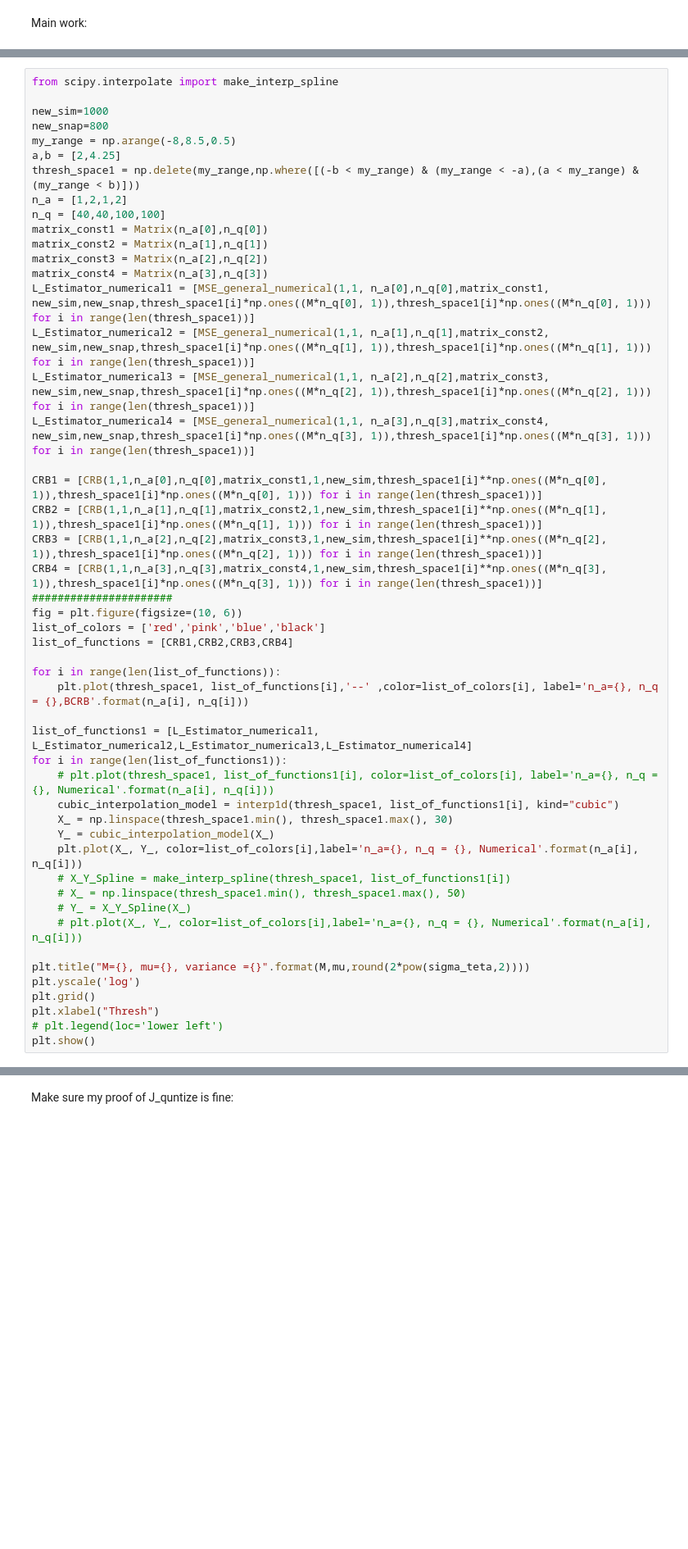
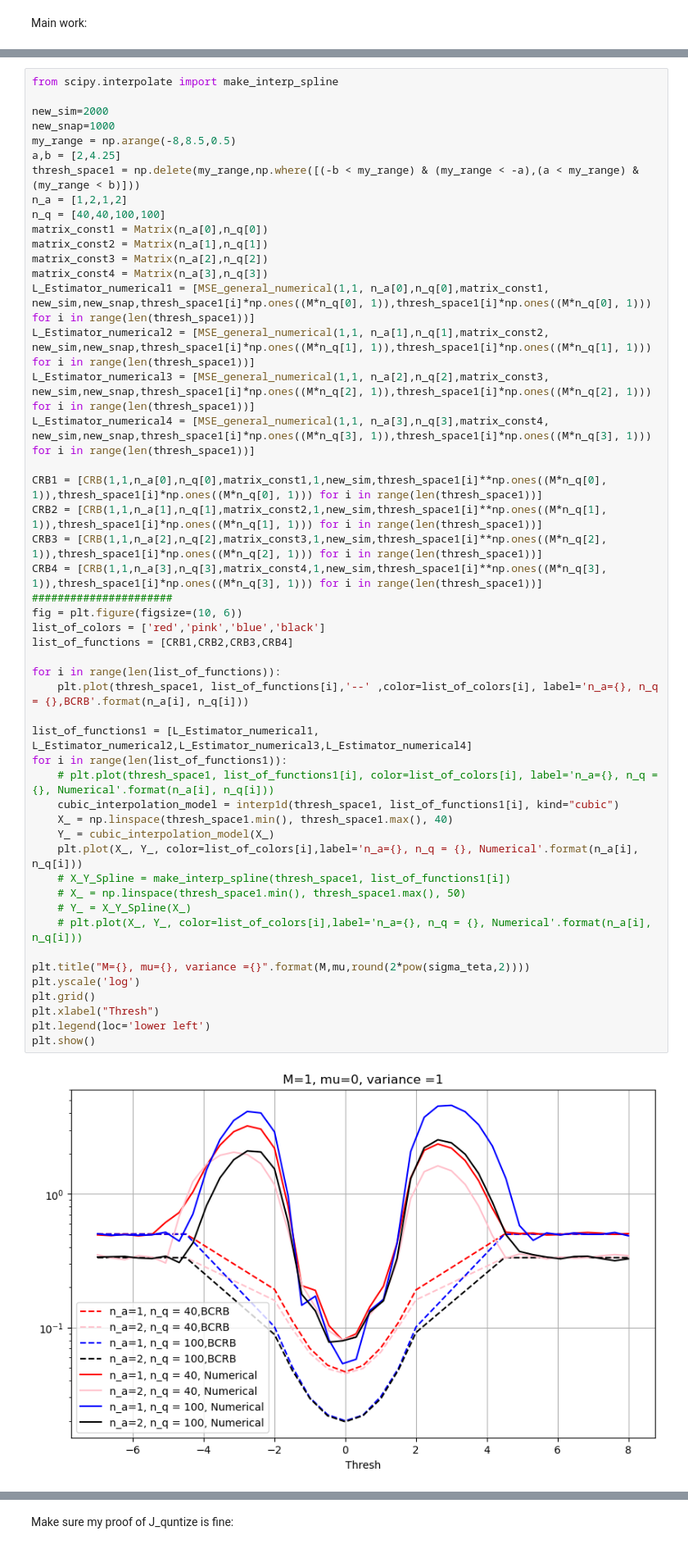
Before and after one commit to mazyaniv/Channel_Estimation, a Jupyter notebook: yaniv.ipynb, the cells around one changed output, grey strips where cells are left out. Shown at 82% size. Cells and saved outputs as stored; diff of their text form; blank space fills up the shorter version.

```diff
--- a/yaniv.ipynb
+++ b/yaniv.ipynb
@@ -279,8 +279,8 @@ def MSE_general_numerical(sigma1,sigma2, n_a,n_q, matrix, observ,snap=1000, thre
 # %%
 from scipy.interpolate import make_interp_spline
 
-new_sim=1000
-new_snap=800
+new_sim=2000
+new_snap=1000
 my_range = np.arange(-8,8.5,0.5)
 a,b = [2,4.25]
 thresh_space1 = np.delete(my_range,np.where([(-b < my_range) & (my_range < -a),(a < my_range) & (my_range < b)]))
@@ -296,35 +296,37 @@ L_Estimator_numerical3 = [MSE_general_numerical(1,1, n_a[2],n_q[2],matrix_const3
 L_Estimator_numerical4 = [MSE_general_numerical(1,1, n_a[3],n_q[3],matrix_const4, new_sim,new_snap,thresh_space1[i]*np.ones((M*n_q[3], 1)),thresh_space1[i]*np.ones((M*n_q[3], 1))) for i in range(len(thresh_space1))]
 
 CRB1 = [CRB(1,1,n_a[0],n_q[0],matrix_const1,1,new_sim,thresh_space1[i]**np.ones((M*n_q[0], 1)),thresh_space1[i]*np.ones((M*n_q[0], 1))) for i in range(len(thresh_space1))]
 CRB2 = [CRB(1,1,n_a[1],n_q[1],matrix_const2,1,new_sim,thresh_space1[i]**np.ones((M*n_q[1], 1)),thresh_space1[i]*np.ones((M*n_q[1], 1))) for i in range(len(thresh_space1))]
 CRB3 = [CRB(1,1,n_a[2],n_q[2],matrix_const3,1,new_sim,thresh_space1[i]**np.ones((M*n_q[2], 1)),thresh_space1[i]*np.ones((M*n_q[2], 1))) for i in range(len(thresh_space1))]
 CRB4 = [CRB(1,1,n_a[3],n_q[3],matrix_const4,1,new_sim,thresh_space1[i]**np.ones((M*n_q[3], 1)),thresh_space1[i]*np.ones((M*n_q[3], 1))) for i in range(len(thresh_space1))]
 ######################
 fig = plt.figure(figsize=(10, 6))
 list_of_colors = ['red','pink','blue','black']
 list_of_functions = [CRB1,CRB2,CRB3,CRB4]
 
 for i in range(len(list_of_functions)):
     plt.plot(thresh_space1, list_of_functions[i],'--' ,color=list_of_colors[i], label='n_a={}, n_q = {},BCRB'.format(n_a[i], n_q[i]))
 
 list_of_functions1 = [L_Estimator_numerical1, L_Estimator_numerical2,L_Estimator_numerical3,L_Estimator_numerical4]
 for i in range(len(list_of_functions1)):
     # plt.plot(thresh_space1, list_of_functions1[i], color=list_of_colors[i], label='n_a={}, n_q = {}, Numerical'.format(n_a[i], n_q[i]))
     cubic_interpolation_model = interp1d(thresh_space1, list_of_functions1[i], kind="cubic")
-    X_ = np.linspace(thresh_space1.min(), thresh_space1.max(), 30)
+    X_ = np.linspace(thresh_space1.min(), thresh_space1.max(), 40)
     Y_ = cubic_interpolation_model(X_)
     plt.plot(X_, Y_, color=list_of_colors[i],label='n_a={}, n_q = {}, Numerical'.format(n_a[i], n_q[i]))
     # X_Y_Spline = make_interp_spline(thresh_space1, list_of_functions1[i])
     # X_ = np.linspace(thresh_space1.min(), thresh_space1.max(), 50)
     # Y_ = X_Y_Spline(X_)
     # plt.plot(X_, Y_, color=list_of_colors[i],label='n_a={}, n_q = {}, Numerical'.format(n_a[i], n_q[i]))
 
 plt.title("M={}, mu={}, variance ={}".format(M,mu,round(2*pow(sigma_teta,2))))
 plt.yscale('log')
 plt.grid()
 plt.xlabel("Thresh")
-# plt.legend(loc='lower left')
+plt.legend(loc='lower left')
 plt.show()
+# %% [output]
+[figure, added]
 # %%
 na = 0
 nq = 1
```
